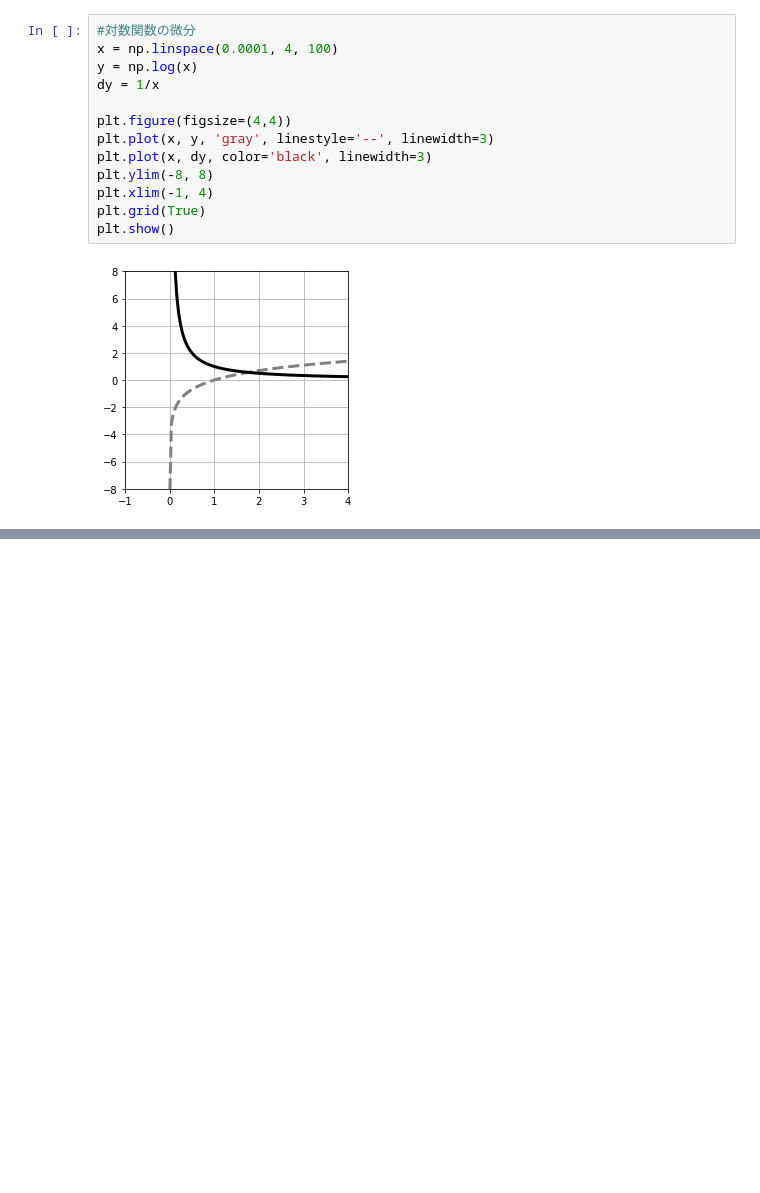
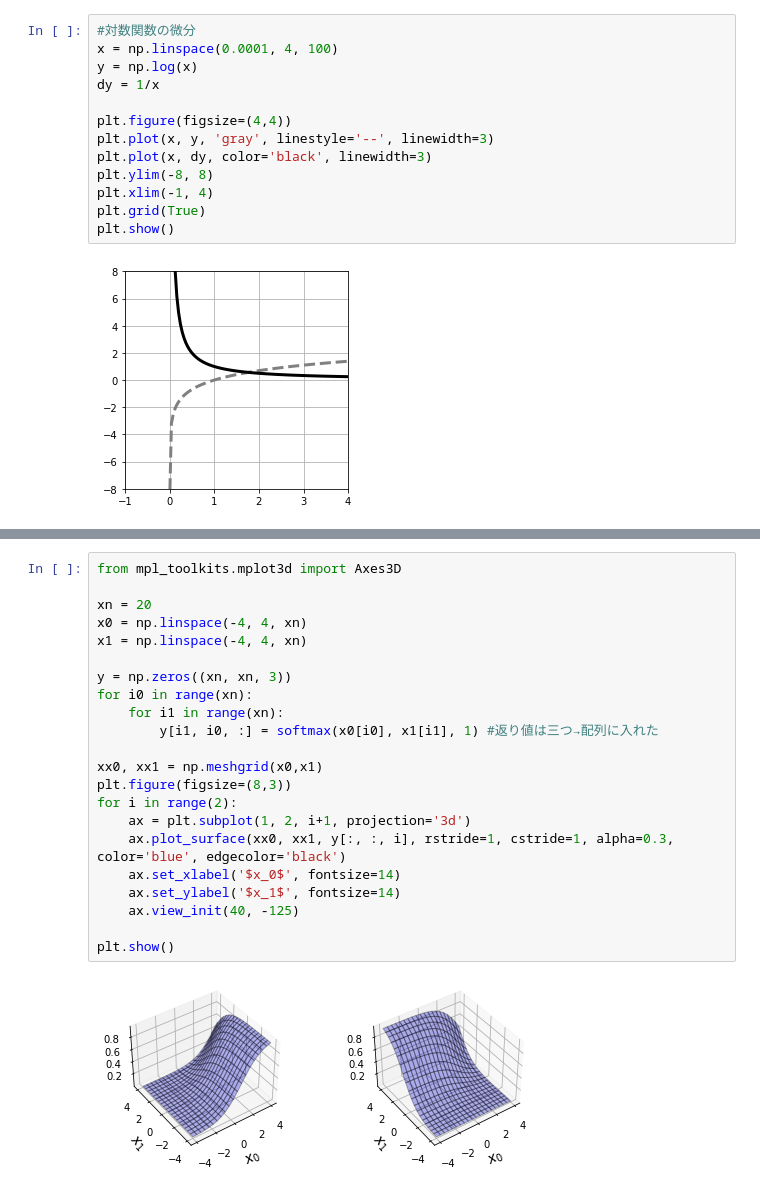
Before and after one commit to skanayam/python_machinelearning_tutorial, a Jupyter notebook: section4.ipynb, the cells around one changed output, grey strips where cells are left out. Drawn from its saved outputs; the diff is of its cells as text; blank space fills up the shorter version.

```diff
--- a/section4.ipynb
+++ b/section4.ipynb
@@ -296,0 +329,24 @@ plt.show()
+# %%
+from mpl_toolkits.mplot3d import Axes3D
+
+xn = 20
+x0 = np.linspace(-4, 4, xn)
+x1 = np.linspace(-4, 4, xn)
+
+y = np.zeros((xn, xn, 3))
+for i0 in range(xn):
+    for i1 in range(xn):
+        y[i1, i0, :] = softmax(x0[i0], x1[i1], 1) #返り値は三つ→配列に入れた
+
+xx0, xx1 = np.meshgrid(x0,x1)
+plt.figure(figsize=(8,3))
+for i in range(2):
+    ax = plt.subplot(1, 2, i+1, projection='3d')
+    ax.plot_surface(xx0, xx1, y[:, :, i], rstride=1, cstride=1, alpha=0.3, color='blue', edgecolor='black')
+    ax.set_xlabel('$x_0$', fontsize=14)
+    ax.set_ylabel('$x_1$', fontsize=14)
+    ax.view_init(40, -125)
+
+plt.show()
+# %% [output]
+[figure, added]
```
Also changed, not shown: parts of 6 cells of this notebook, 1 other file.
